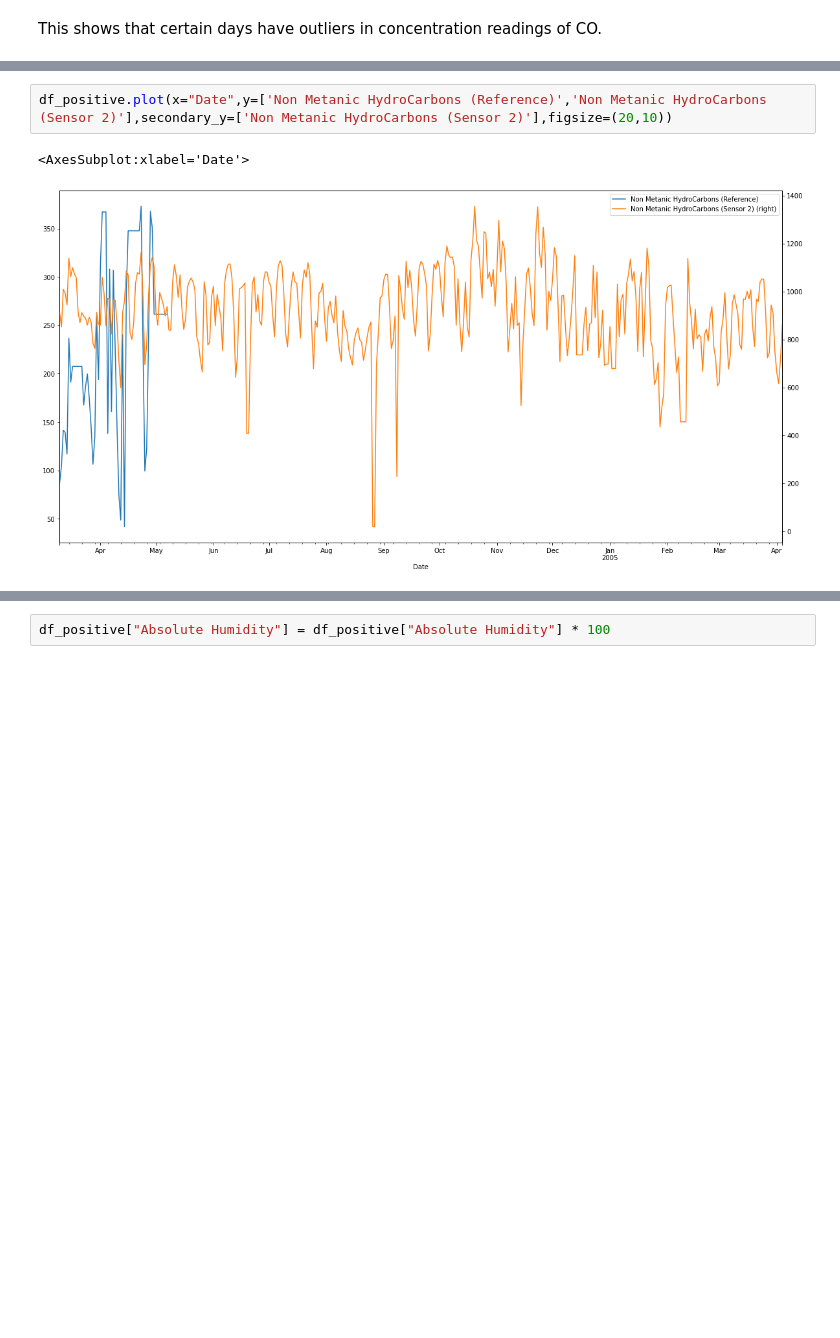
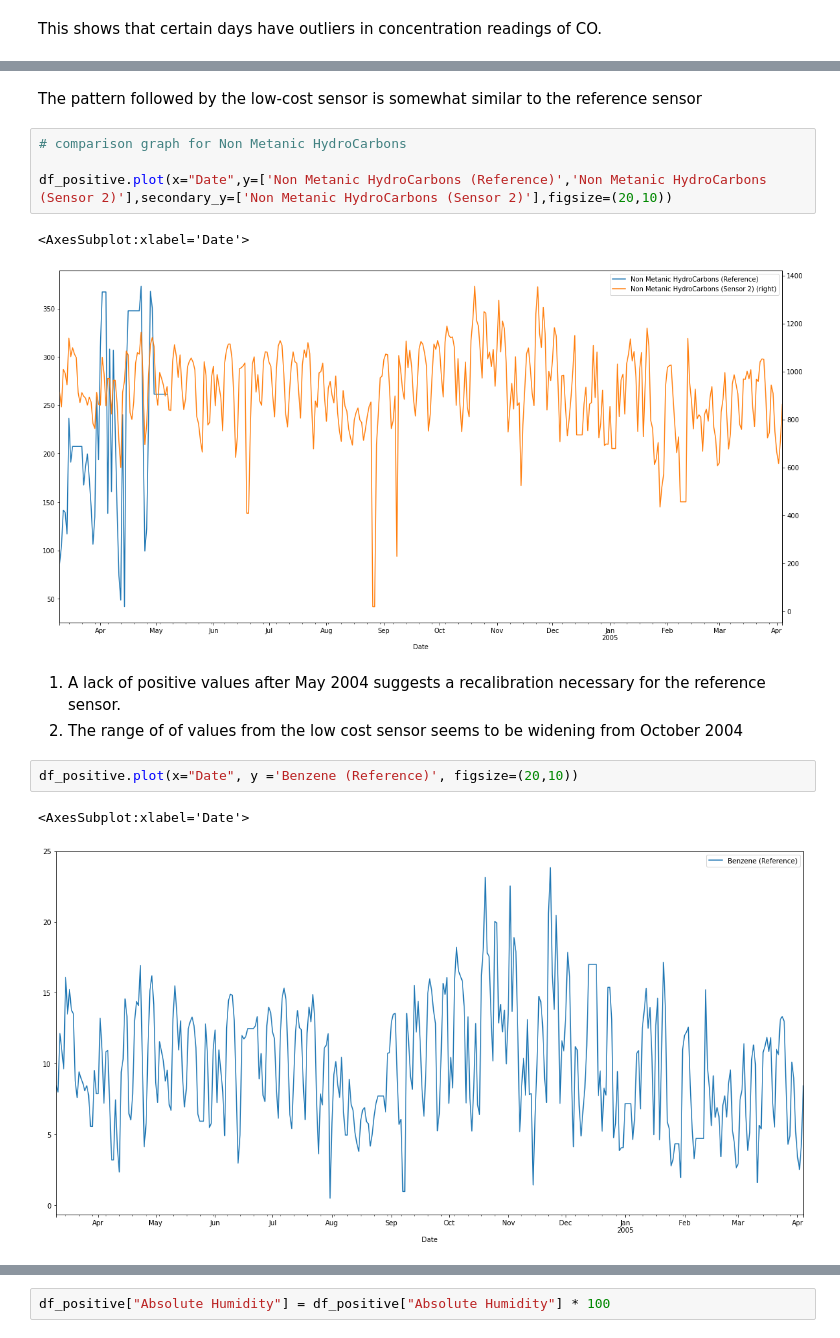
Before and after one commit to vinaythiru/DataProjects, a Jupyter notebook: AirQualityUCI.ipynb, the cells around one changed output, grey strips where cells are left out. Saved outputs shown, nothing was run; the diff lists cells and outputs as text; blank space fills up the shorter version.

```diff
--- a/AirQualityUCI.ipynb
+++ b/AirQualityUCI.ipynb
@@ -218,9 +249,21 @@ df_positive.plot(x="Date",y=["Carbon Monoxide (Reference)","Carbon Monoxide (Sen
 # %% [output]
 <AxesSubplot:xlabel='Date'>
 [figure]
+# %% [markdown]
+The pattern followed by the low-cost sensor is somewhat similar to the reference sensor
 # %%
+# comparison graph for Non Metanic HydroCarbons
+
 df_positive.plot(x="Date",y=['Non Metanic HydroCarbons (Reference)','Non Metanic HydroCarbons (Sensor 2)'],secondary_y=['Non Metanic HydroCarbons (Sensor 2)'],figsize=(20,10))
 # %% [output]
 <AxesSubplot:xlabel='Date'>
 [figure]
+# %% [markdown]
+1. A lack of positive values after May 2004 suggests a recalibration necessary for the reference sensor.
+2. The range of of values from the low cost sensor seems to be widening from October 2004
+# %%
+df_positive.plot(x="Date", y ='Benzene (Reference)', figsize=(20,10))
+# %% [output]
+<AxesSubplot:xlabel='Date'>
+[figure, added]
 # %%
```
Also changed, not shown: parts of 26 cells of this notebook.
